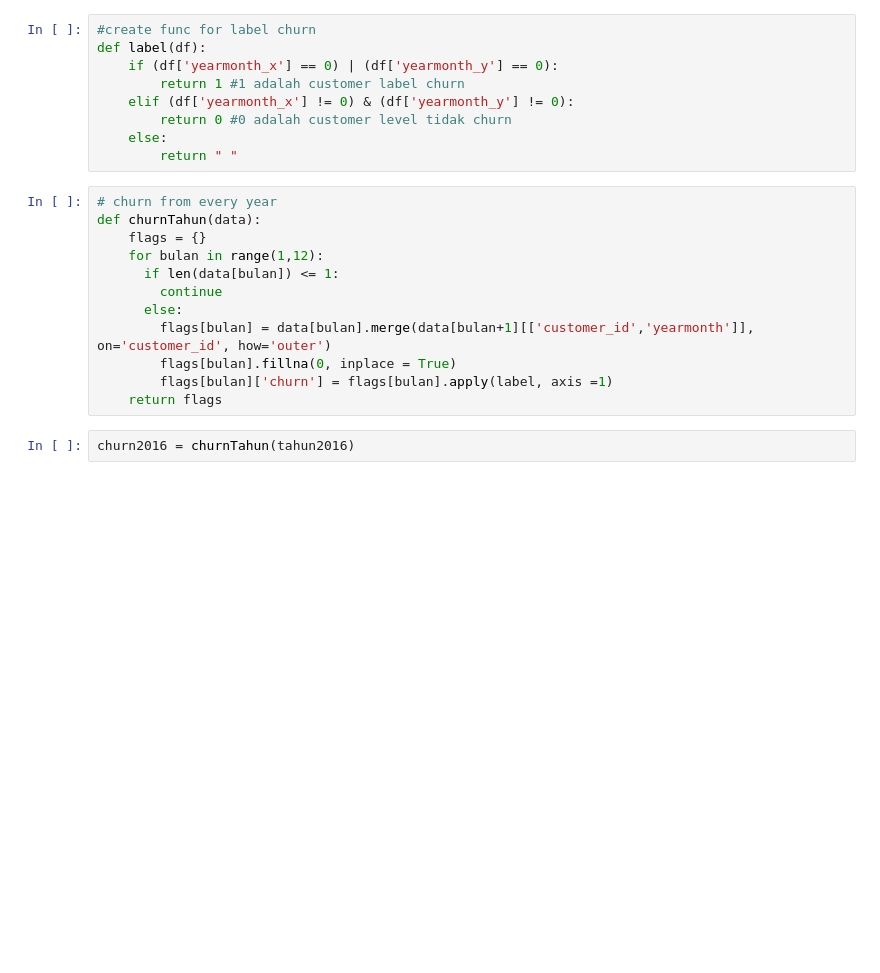
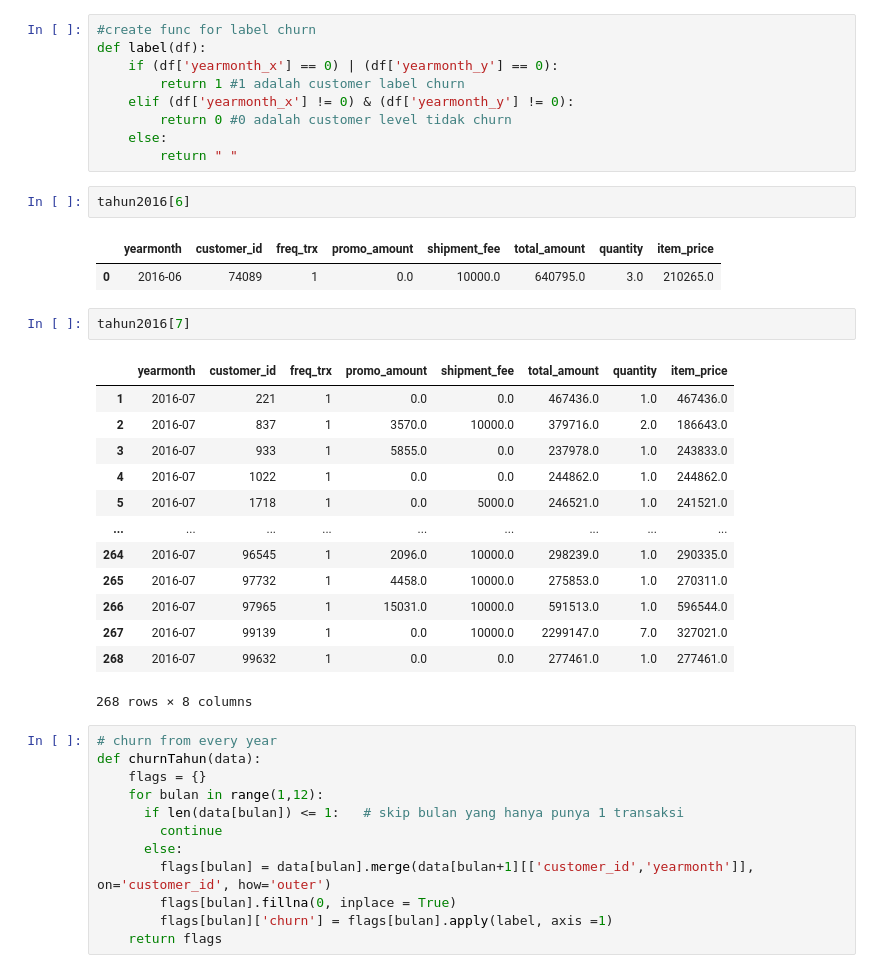
Before and after one commit to zlkhyr/FinalProject_StartUpCampus, a Jupyter notebook: Anteros_FinalProject_Production.ipynb, the cells around one changed output. Saved outputs shown, nothing was run; the diff lists cells and outputs as text; blank space fills up the shorter version.

```diff
--- a/Anteros_FinalProject_Production.ipynb
+++ b/Anteros_FinalProject_Production.ipynb
@@ -289,17 +297,36 @@ def label(df):
         return 0 #0 adalah customer level tidak churn
     else:
         return " "
+# %%
+tahun2016[6]
+# %% [output]
+|  | yearmonth | customer_id | freq_trx | promo_amount | shipment_fee | total_amount | quantity | item_price |
+| 0 | 2016-06 | 74089 | 1 | 0.0 | 10000.0 | 640795.0 | 3.0 | 210265.0 |
+# %%
+tahun2016[7]
+# %% [output]
+|  | yearmonth | customer_id | freq_trx | promo_amount | shipment_fee | total_amount | quantity | item_price |
+| 1 | 2016-07 | 221 | 1 | 0.0 | 0.0 | 467436.0 | 1.0 | 467436.0 |
+| 2 | 2016-07 | 837 | 1 | 3570.0 | 10000.0 | 379716.0 | 2.0 | 186643.0 |
+| 3 | 2016-07 | 933 | 1 | 5855.0 | 0.0 | 237978.0 | 1.0 | 243833.0 |
+| 4 | 2016-07 | 1022 | 1 | 0.0 | 0.0 | 244862.0 | 1.0 | 244862.0 |
+| 5 | 2016-07 | 1718 | 1 | 0.0 | 5000.0 | 246521.0 | 1.0 | 241521.0 |
+| ... | ... | ... | ... | ... | ... | ... | ... | ... |
+| 264 | 2016-07 | 96545 | 1 | 2096.0 | 10000.0 | 298239.0 | 1.0 | 290335.0 |
+| 265 | 2016-07 | 97732 | 1 | 4458.0 | 10000.0 | 275853.0 | 1.0 | 270311.0 |
+| 266 | 2016-07 | 97965 | 1 | 15031.0 | 10000.0 | 591513.0 | 1.0 | 596544.0 |
+| 267 | 2016-07 | 99139 | 1 | 0.0 | 10000.0 | 2299147.0 | 7.0 | 327021.0 |
+| 268 | 2016-07 | 99632 | 1 | 0.0 | 0.0 | 277461.0 | 1.0 | 277461.0 |
+268 rows × 8 columns
 # %%
 # churn from every year
 def churnTahun(data):
     flags = {}
     for bulan in range(1,12):
-      if len(data[bulan]) <= 1:
+      if len(data[bulan]) <= 1:   # skip bulan yang hanya punya 1 transaksi
         continue
       else:
         flags[bulan] = data[bulan].merge(data[bulan+1][['customer_id','yearmonth']], on='customer_id', how='outer')
         flags[bulan].fillna(0, inplace = True)
         flags[bulan]['churn'] = flags[bulan].apply(label, axis =1)
     return flags
-# %%
-churn2016 = churnTahun(tahun2016)
```
Also changed, not shown: parts of 21 cells of this notebook.
